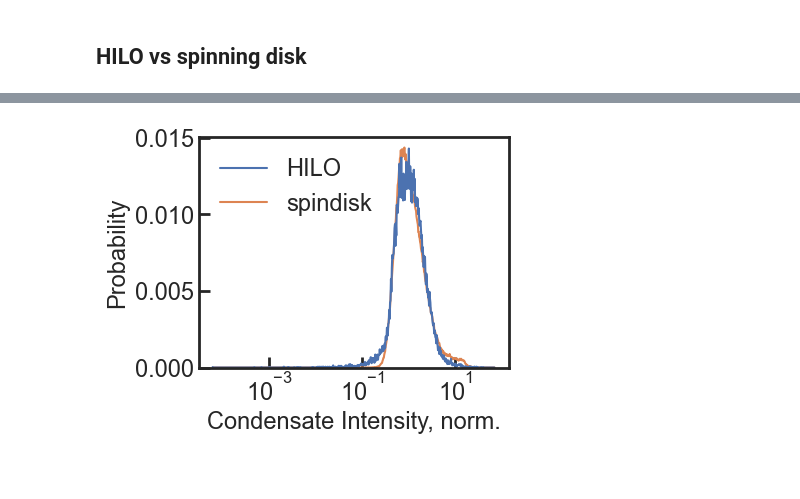
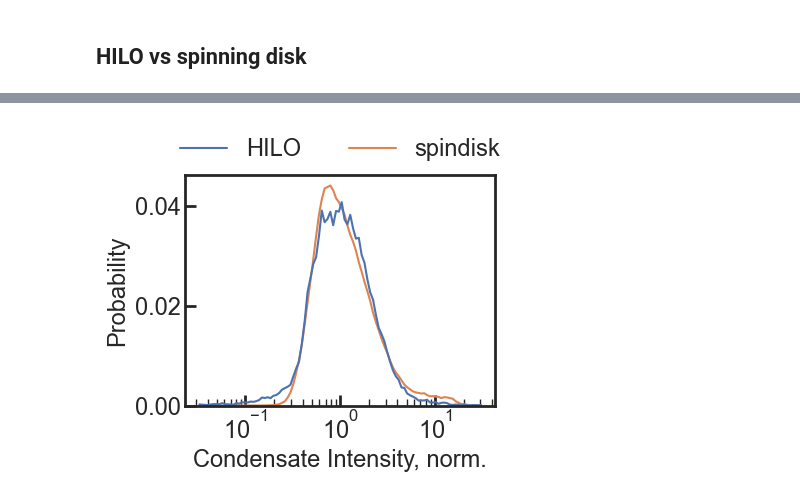
Before and after one commit to walterlab-um/RNA_SPT_in_cellular_condensates, a Jupyter notebook: plot_paper_figure/Fig1_condensate_ststs_spots.ipynb, the cells around one changed output, grey strips where cells are left out. Saved outputs shown, nothing was run; the diff lists cells and outputs as text; code cells hidden in the pictures; blank space fills up the shorter version.

```diff
--- a/plot_paper_figure/Fig1_condensate_ststs_spots.ipynb
+++ b/plot_paper_figure/Fig1_condensate_ststs_spots.ipynb
@@ -253,7 +253,8 @@ ax = sns.histplot(
     # legend=False,
     stat="probability",
     # palette=[color_1x],
-    # bins=27,
+    bins=100,
+    binrange=(-1.5, 1.5),
     common_norm=False,
     element="poly",
     fill=False,
@@ -262,40 +263,39 @@ ax = sns.histplot(
 # other settings
 sns.move_legend(
     ax,
-    0,
-    # "upper center",
+    "upper center",
     frameon=False,
     title=None,
     fontsize=fontsize,
-    # bbox_to_anchor=(0.5, 1.25),
-    # ncol=2,
+    bbox_to_anchor=(0.5, 1.25),
+    ncol=2,
 )
 plt.ylabel("Probability", fontsize=fontsize)
 plt.xlabel("Condensate Intensity, norm.", fontsize=fontsize)
 plt.gca().spines[:].set_linewidth(2)
 plt.gca().tick_params(
     axis="both",
     which="major",
     labelsize=fontsize,
     direction="in",
     bottom=True,
     left=True,
     length=8,
     width=2,
 )
 plt.gca().tick_params(
     axis="x",
     which="minor",
     direction="in",
     bottom=True,
     length=5,
     width=1,
 )
 plt.savefig(
     "hist_spots_meanInt_HOPS_HILOvsDisk.png",
     format="png",
     bbox_inches="tight",
     dpi=300,
 )
 # %% [output]
-[figure, old version]
+[figure, new version]
```
Also changed, not shown: parts of 3 cells of this notebook.
